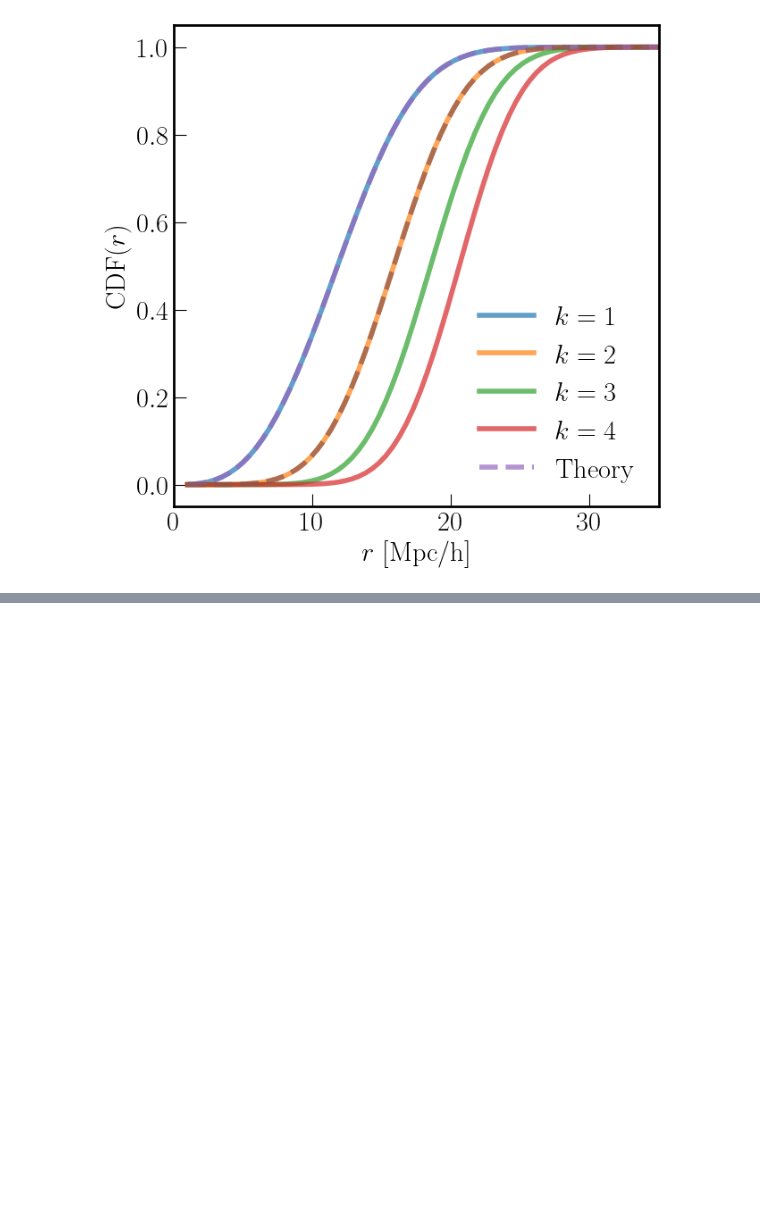
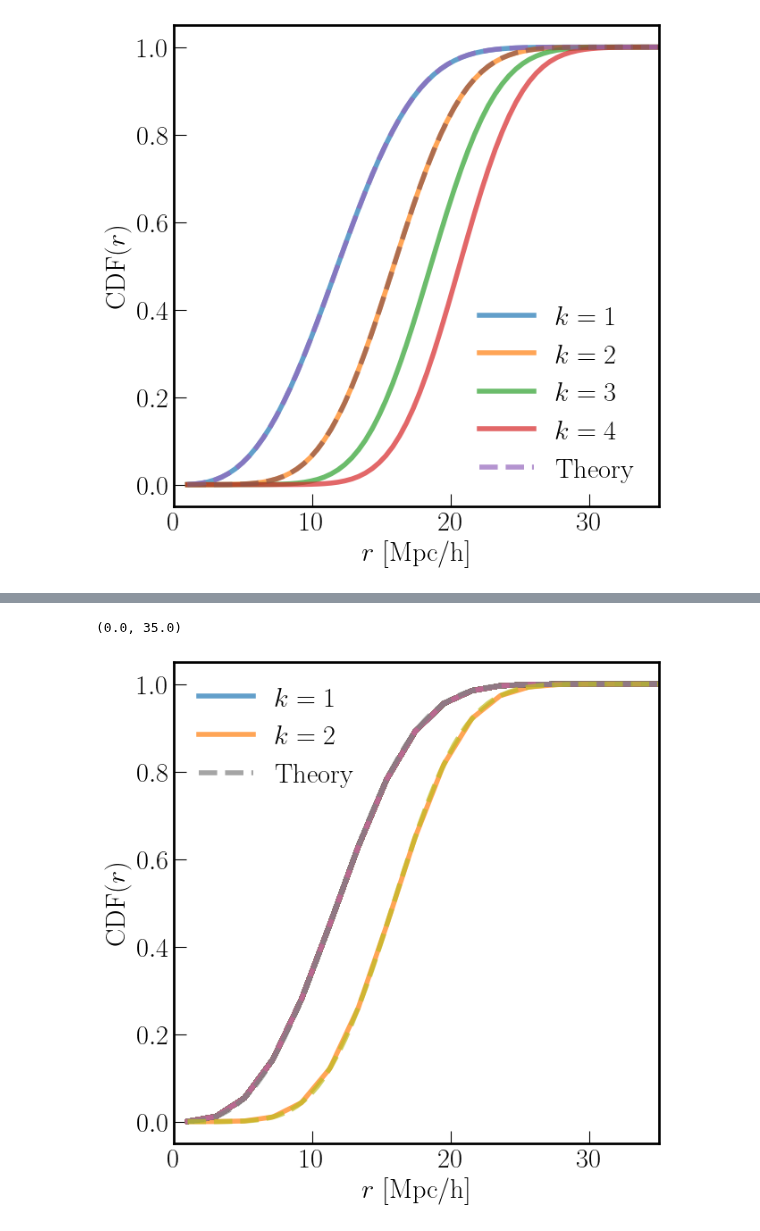
Before and after one commit to a-paranjape/sahyadri-sandbox, a Jupyter notebook: scripts/post-process/kNN.ipynb, the cells around one changed output, grey strips where cells are left out. Cells and saved outputs as stored; diff of their text form; code cells hidden in the pictures; blank space fills up the shorter version.

```diff
--- a/scripts/post-process/kNN.ipynb
+++ b/scripts/post-process/kNN.ipynb
@@ -160,0 +325,4 @@ plt.xlim(0, 35)
+# %%
+njn=125
+pos = np.random.rand(100000,3)*1000.
+knn_data_vector = get_knn_data_vector_jkn(pos, boxsize=1000,)
@@ -160,0 +347,22 @@ plt.xlim(0, 35)
+# %%
+
+
+plt.plot(knn_data_vector[:,0, 0], knn_data_vector[:,0, 1], label=r'$k=1$', lw = 4, alpha = 0.7)
+plt.plot(knn_data_vector[:,0, 0], knn_data_vector[:,1, 1], label=r'$k=2$', lw = 4, alpha = 0.7)
+
+for i in range(njn):
+    plt.plot(knn_data_vector[:,0, 0], knn_data_vector[:,0, i+4], lw = 4, alpha = 0.5)
+
+plt.plot(bins, 1 - np.exp(-number_density*4./3. * np.pi *bins**3), label=r'Theory', lw = 4, ls = '--', alpha = 0.7)
+plt.plot(bins, 1 - np.exp(-number_density*4./3. * np.pi *bins**3) -
+         number_density*4./3. * np.pi *bins**3 * np.exp(-number_density*4./3. * np.pi *bins**3)
+         , lw = 4, ls = '--', alpha = 0.7)
+
+plt.legend()
+plt.xlabel(r'$r$ [Mpc/h]')
+plt.ylabel(r'${\rm CDF}(r)$')
+
+plt.xlim(0, 35)
+# %% [output]
+(0.0, 35.0)
+[figure, added]
```
Also changed, not shown: parts of 7 cells of this notebook.
